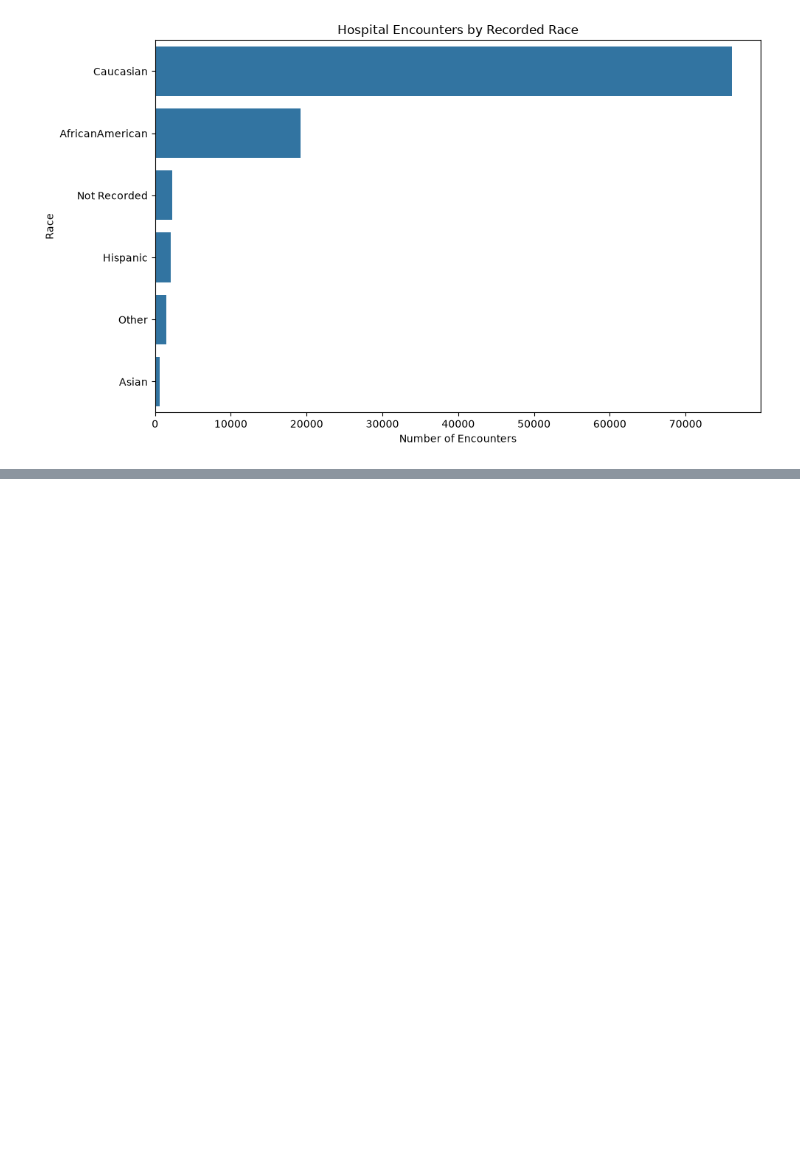
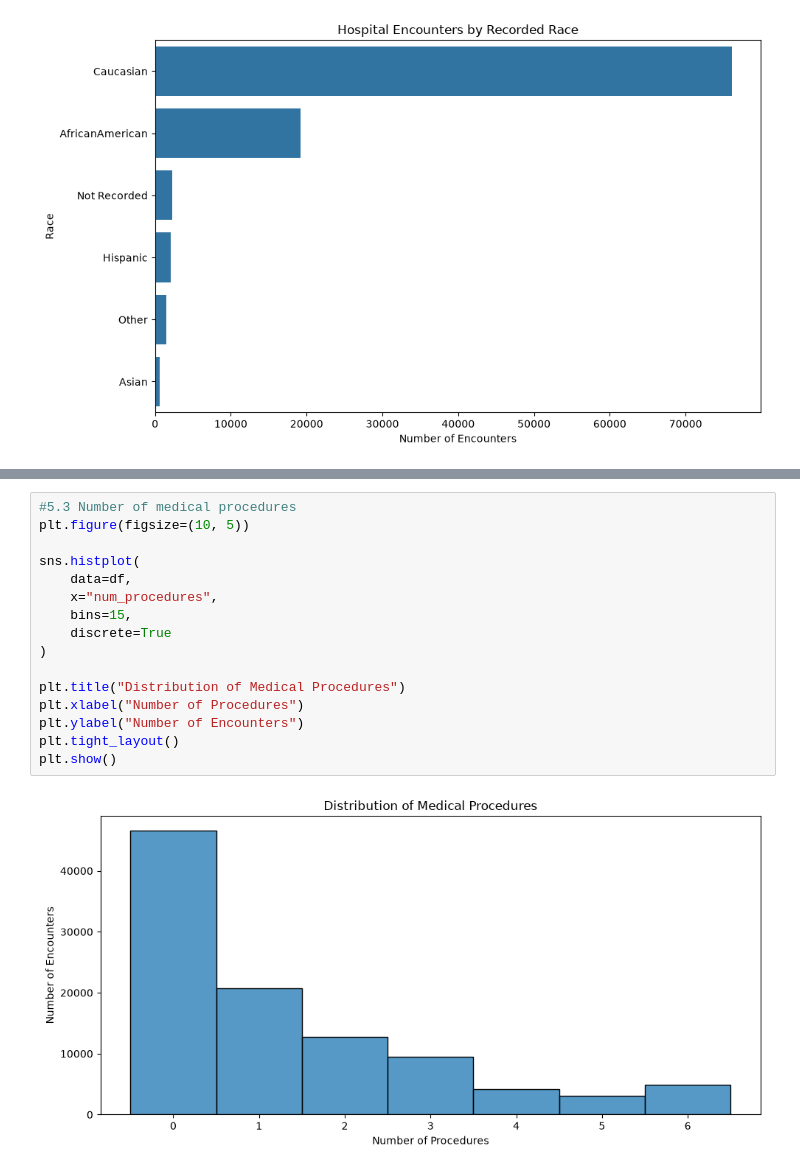
Before and after one commit to hetanshipatel/healthcare-data-analytics, a Jupyter notebook: notebooks/02_cleaned_data_inspection.ipynb, the cells around one changed output, grey strips where cells are left out. Cells and saved outputs as stored; diff of their text form; blank space fills up the shorter version.

```diff
--- a/notebooks/02_cleaned_data_inspection.ipynb
+++ b/notebooks/02_cleaned_data_inspection.ipynb
@@ -217,0 +287,18 @@ plt.show()
+# %%
+#5.3 Number of medical procedures
+plt.figure(figsize=(10, 5))
+
+sns.histplot(
+    data=df,
+    x="num_procedures",
+    bins=15,
+    discrete=True
+)
+
+plt.title("Distribution of Medical Procedures")
+plt.xlabel("Number of Procedures")
+plt.ylabel("Number of Encounters")
+plt.tight_layout()
+plt.show()
+# %% [output]
+[figure, added]
```
Also changed, not shown: parts of 6 cells of this notebook.
